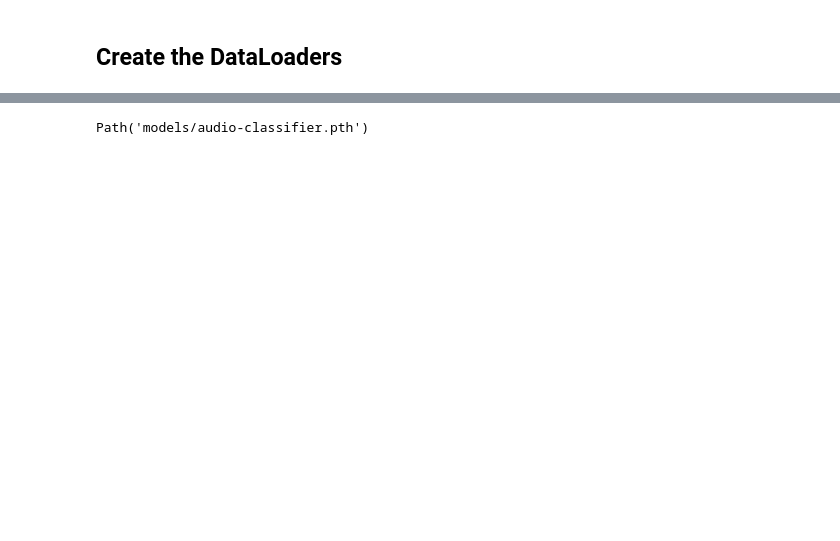
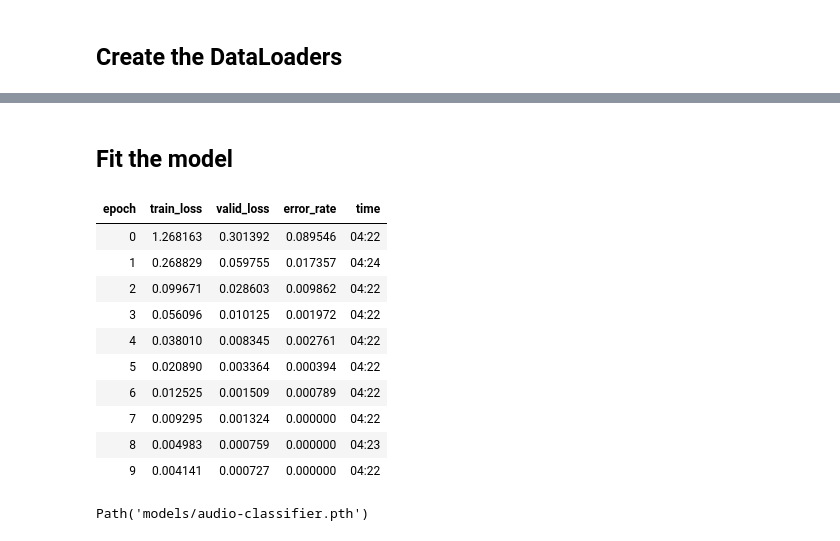
Before and after one commit to Anton-Tcholakov/fastai-playground, a Jupyter notebook: exercises/audio_classifier/audio_classifier.ipynb, the cells around one changed output, grey strips where cells are left out. Saved outputs shown, nothing was run; the diff lists cells and outputs as text; code cells hidden in the pictures; blank space fills up the shorter version.

```diff
--- a/exercises/audio_classifier/audio_classifier.ipynb
+++ b/exercises/audio_classifier/audio_classifier.ipynb
@@ -138,3 +140,20 @@ learn.fit_one_cycle(10, 1e-3)
+# %% [markdown]
+## Fit the model
+# %%
+learn = vision_learner(dls, resnet34, metrics=error_rate)
+learn.fit_one_cycle(10, 1e-3)
+# %% [output]
+| epoch | train_loss | valid_loss | error_rate | time |
+| 0 | 1.268163 | 0.301392 | 0.089546 | 04:22 |
+| 1 | 0.268829 | 0.059755 | 0.017357 | 04:24 |
+| 2 | 0.099671 | 0.028603 | 0.009862 | 04:22 |
+| 3 | 0.056096 | 0.010125 | 0.001972 | 04:22 |
+| 4 | 0.038010 | 0.008345 | 0.002761 | 04:22 |
+| 5 | 0.020890 | 0.003364 | 0.000394 | 04:22 |
+| 6 | 0.012525 | 0.001509 | 0.000789 | 04:22 |
+| 7 | 0.009295 | 0.001324 | 0.000000 | 04:22 |
+| 8 | 0.004983 | 0.000759 | 0.000000 | 04:23 |
+| 9 | 0.004141 | 0.000727 | 0.000000 | 04:22 |
 # %%
 learn.save('audio-classifier')
 # %% [output]
```
Also changed, not shown: parts of 19 cells of this notebook, 1 other file.
